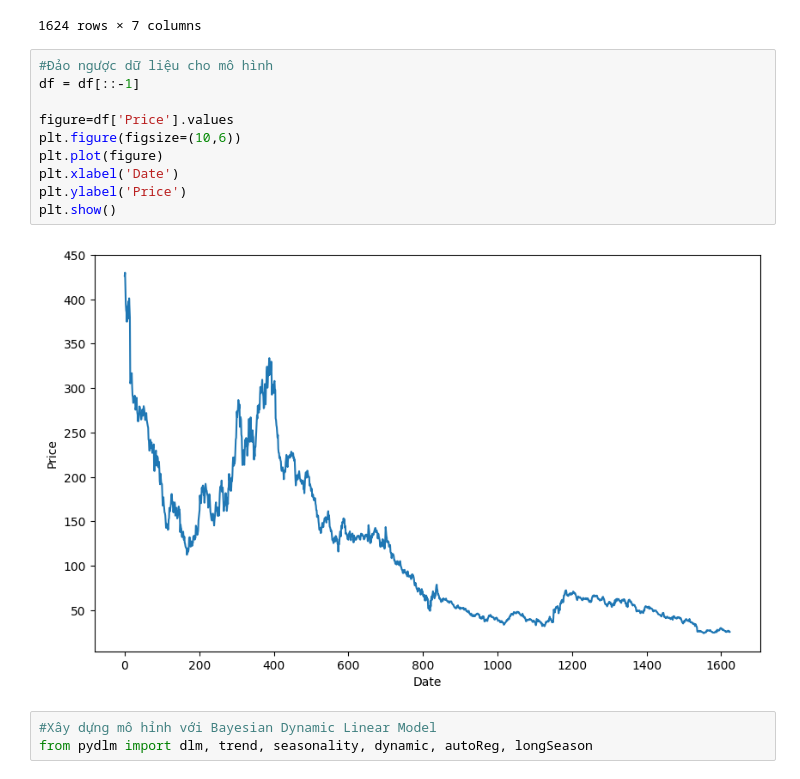
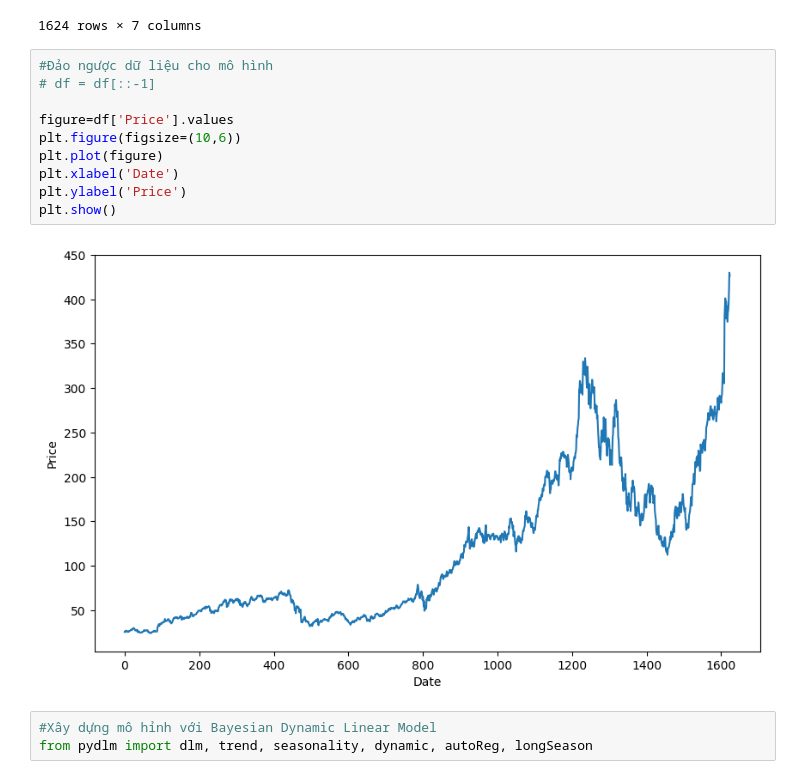
Before and after one commit to dangnghiepcuong/IS403.N21.HTTT_Nhom2, a Jupyter notebook: 8. BDLM/NVDA_BDLM_Model_721.ipynb, the cells around one changed output. Saved outputs shown, nothing was run; the diff lists cells and outputs as text.

```diff
--- a/8. BDLM/NVDA_BDLM_Model_721.ipynb
+++ b/8. BDLM/NVDA_BDLM_Model_721.ipynb
@@ -85,16 +85,16 @@ df
 1624 rows × 7 columns
 # %%
 #Đảo ngược dữ liệu cho mô hình
-df = df[::-1]
+# df = df[::-1]
 
 figure=df['Price'].values
 plt.figure(figsize=(10,6))
 plt.plot(figure)
 plt.xlabel('Date')
 plt.ylabel('Price')
 plt.show()
 # %% [output]
-[figure, old version]
+[figure, new version]
 # %%
 #Xây dựng mô hỉnh với Bayesian Dynamic Linear Model
 from pydlm import dlm, trend, seasonality, dynamic, autoReg, longSeason
```
Also changed, not shown: parts of 7 cells of this notebook, 8 other files.
